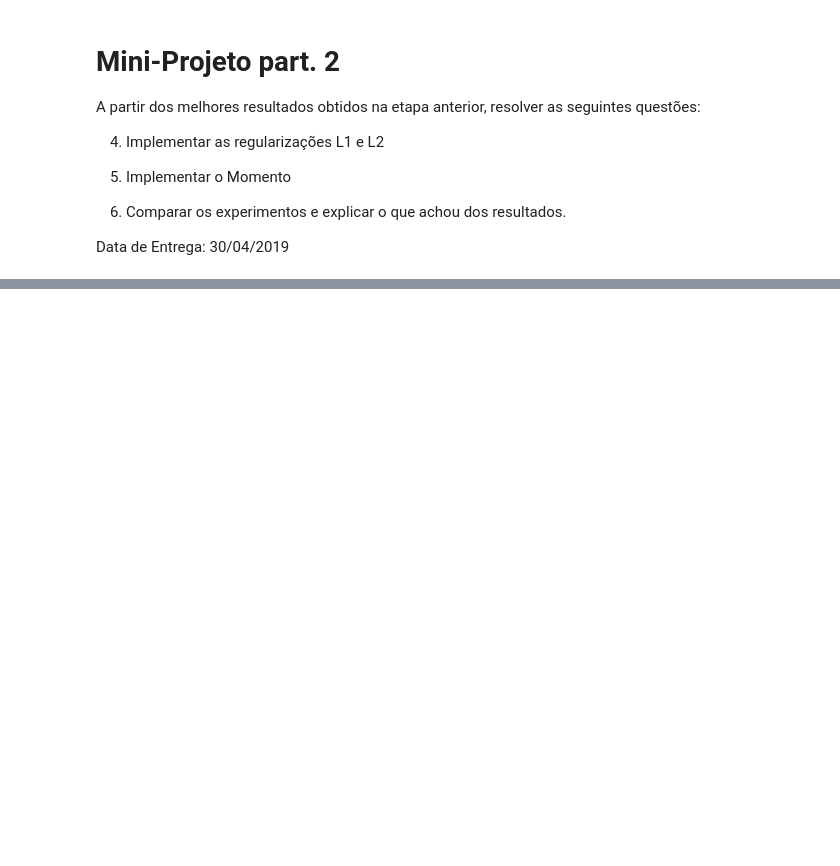
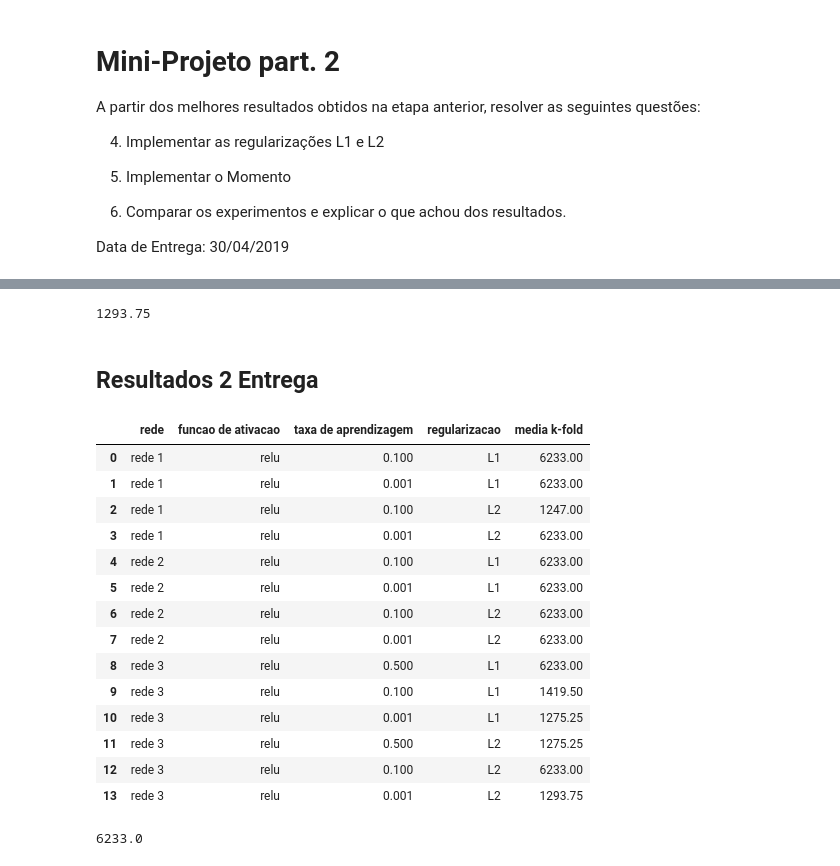
Before and after one commit to FernandaSzAdr/Redes-Neurais--UFRPE-2019.1, a Jupyter notebook: MLP - Multilayer Perceptron/codigos/Backpropagation.ipynb, the cells around one changed output, grey strips where cells are left out. Cells and saved outputs as stored; diff of their text form; code cells hidden in the pictures; blank space fills up the shorter version.

```diff
--- a/MLP - Multilayer Perceptron/codigos/Backpropagation.ipynb
+++ b/MLP - Multilayer Perceptron/codigos/Backpropagation.ipynb
@@ -1287,0 +2165,18 @@ Data de Entrega: 30/04/2019
+# %%
+net = Network2(tamanho, regularizacao=regularizacao)
+acertos_dict = {}
+kf = KFold(n_splits=n_k)
+at = 0.001
+
+for i, index in enumerate(kf.split(data)):
+  train_index = index[0]
+  test_index = index[1]
+
+  k = "K {}".format(i)
+
+  print(k)
+  training_data = data[train_index[0]:train_index[-1]+1]
+  testing_data = data[test_index[0]:test_index[-1]+1]
+
+  result = net.SGD(training_data, epoch, 10, at,test_data=testing_data, tipo_fun='relu')
+  acertos_dict[k] = result
@@ -1287,0 +2192,7 @@ Data de Entrega: 30/04/2019
+# %%
+teste9 = pd.DataFrame({
+    'K': np.arange(kf.get_n_splits(data)),
+    'Acertos': list(acertos_dict.values())
+})
+
+teste9
@@ -1287,0 +2205,44 @@ Data de Entrega: 30/04/2019
+# %%
+media = teste9['Acertos'].mean()
+
+media
+# %% [output]
+1293.75
+# %%
+funcao_ativacao_list.append('relu')
+rede.append('rede 3')
+taxa_aprendizagem.append(at)
+medias.append(media)
+regularizacoes.append(regularizacao)
+# %% [markdown]
+## Resultados 2 Entrega
+# %%
+resultado_total = pd.DataFrame({
+    'rede': rede,
+    'funcao de ativacao': funcao_ativacao_list,
+    'taxa de aprendizagem': taxa_aprendizagem,
+    'regularizacao': regularizacoes,
+    'media k-fold': medias
+})
+
+resultado_total
+# %% [output]
+|  | rede | funcao de ativacao | taxa de aprendizagem | regularizacao | media k-fold |
+| 0 | rede 1 | relu | 0.100 | L1 | 6233.00 |
+| 1 | rede 1 | relu | 0.001 | L1 | 6233.00 |
+| 2 | rede 1 | relu | 0.100 | L2 | 1247.00 |
+| 3 | rede 1 | relu | 0.001 | L2 | 6233.00 |
+| 4 | rede 2 | relu | 0.100 | L1 | 6233.00 |
+| 5 | rede 2 | relu | 0.001 | L1 | 6233.00 |
+| 6 | rede 2 | relu | 0.100 | L2 | 6233.00 |
+| 7 | rede 2 | relu | 0.001 | L2 | 6233.00 |
+| 8 | rede 3 | relu | 0.500 | L1 | 6233.00 |
+| 9 | rede 3 | relu | 0.100 | L1 | 1419.50 |
+| 10 | rede 3 | relu | 0.001 | L1 | 1275.25 |
+| 11 | rede 3 | relu | 0.500 | L2 | 1275.25 |
+| 12 | rede 3 | relu | 0.100 | L2 | 6233.00 |
+| 13 | rede 3 | relu | 0.001 | L2 | 1293.75 |
+# %%
+resultado_total['media k-fold'].max()
+# %% [output]
+6233.0
```
Also changed, not shown: parts of 98 cells of this notebook.
